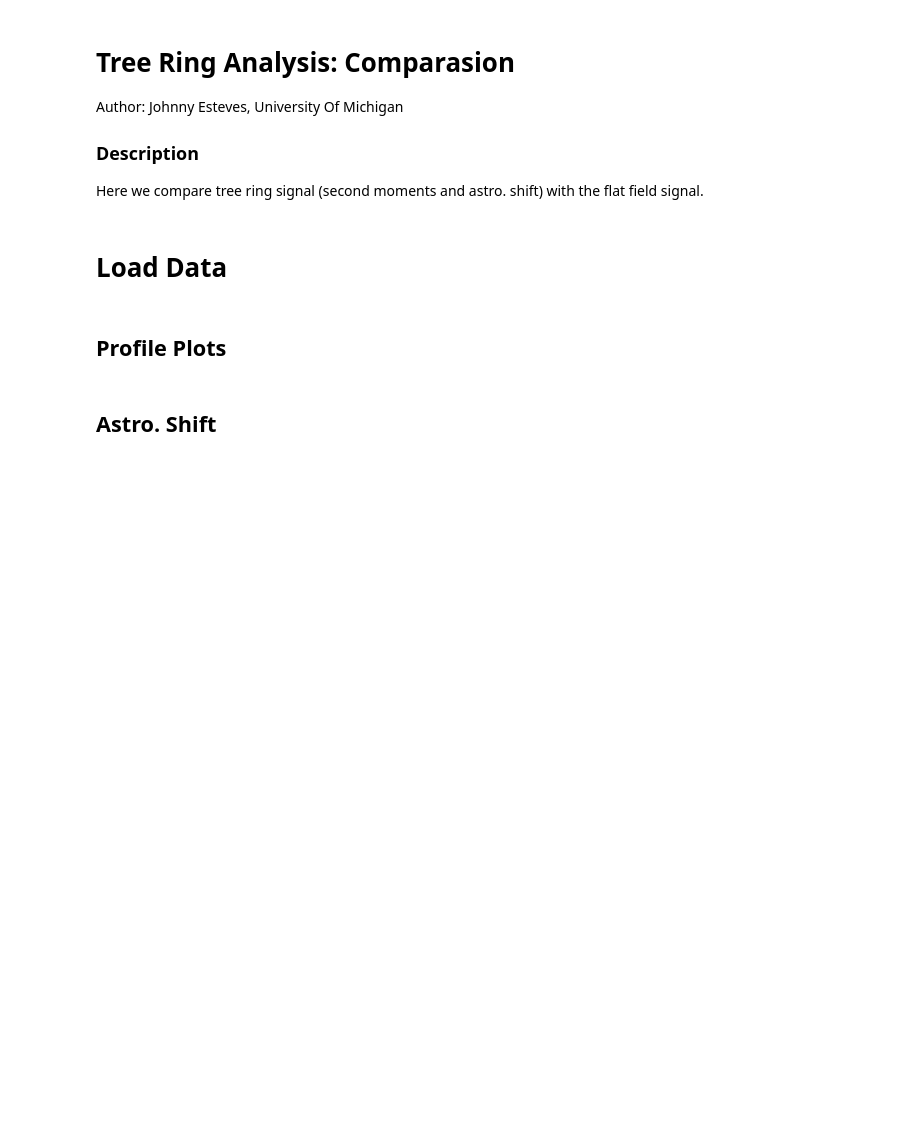
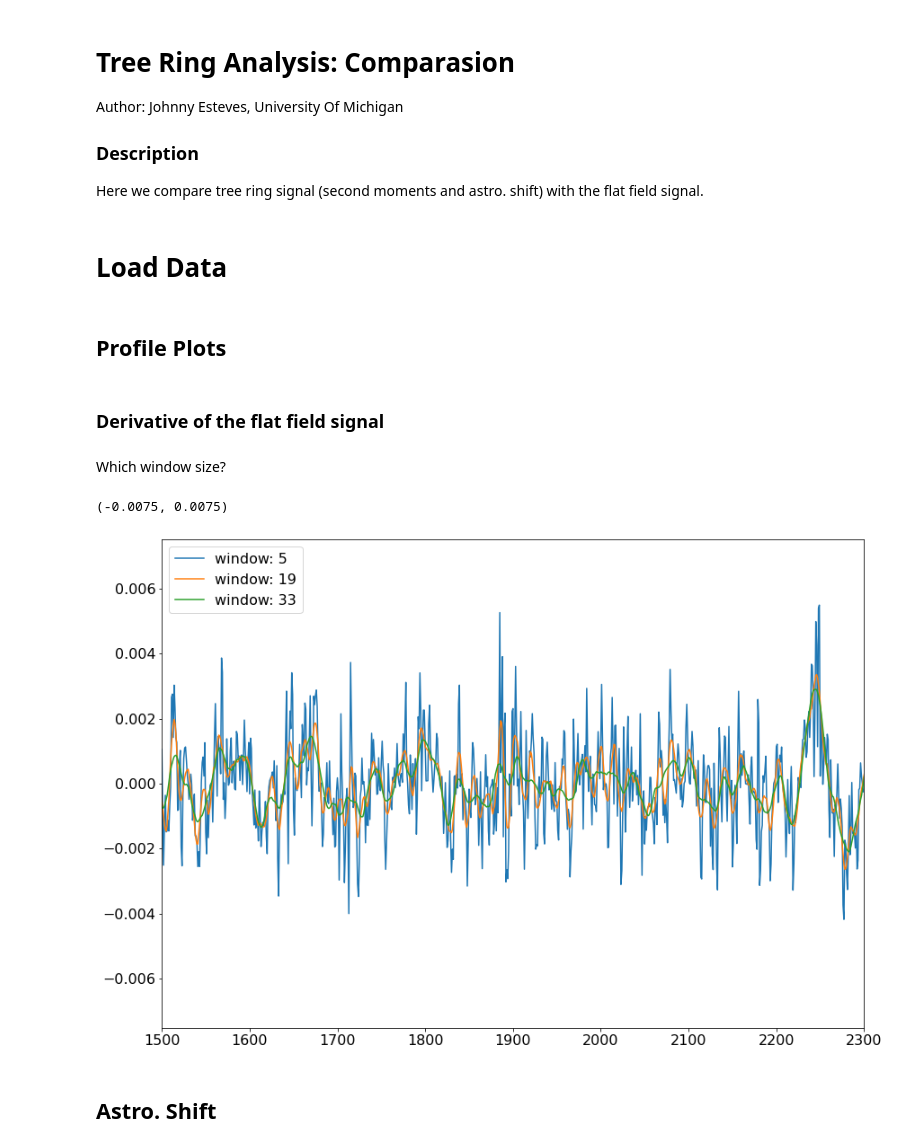
Before and after one commit to estevesjh/lsst-treeRing, a Jupyter notebook: 3-compareTreeRingSingal.ipynb, the cells around one changed output. Saved outputs shown, nothing was run; the diff lists cells and outputs as text; code cells hidden in the pictures; blank space fills up the shorter version.

```diff
--- a/3-compareTreeRingSingal.ipynb
+++ b/3-compareTreeRingSingal.ipynb
@@ -88,5 +88,25 @@ title = '%s - R02 S02 - 9Raft Data'%(sensor)
 # %%
 border = 50
 rmin, rmax = dr[0][0]-border, dr[0][-1]+border
+# %% [markdown]
+### Derivative of the flat field signal
+# %% [markdown]
+Which window size?
+# %%
+from scipy.signal import savgol_filter, general_gaussian
+
+p      = 3
+signal = dF[1]
+for i in range(3):
+    window = (14*i+5)
+    der = savgol_filter(signal, window, polyorder = p, deriv=1)
+    plt.plot(der, label='window: %i'%(window))
+
+plt.legend()
+plt.xlim(1500,2300)
+plt.ylim(-0.0075,0.0075)
+# %% [output]
+(-0.0075, 0.0075)
+[figure, added]
 # %% [markdown]
 ## Astro. Shift
```
Also changed, not shown: parts of 17 cells of this notebook.
